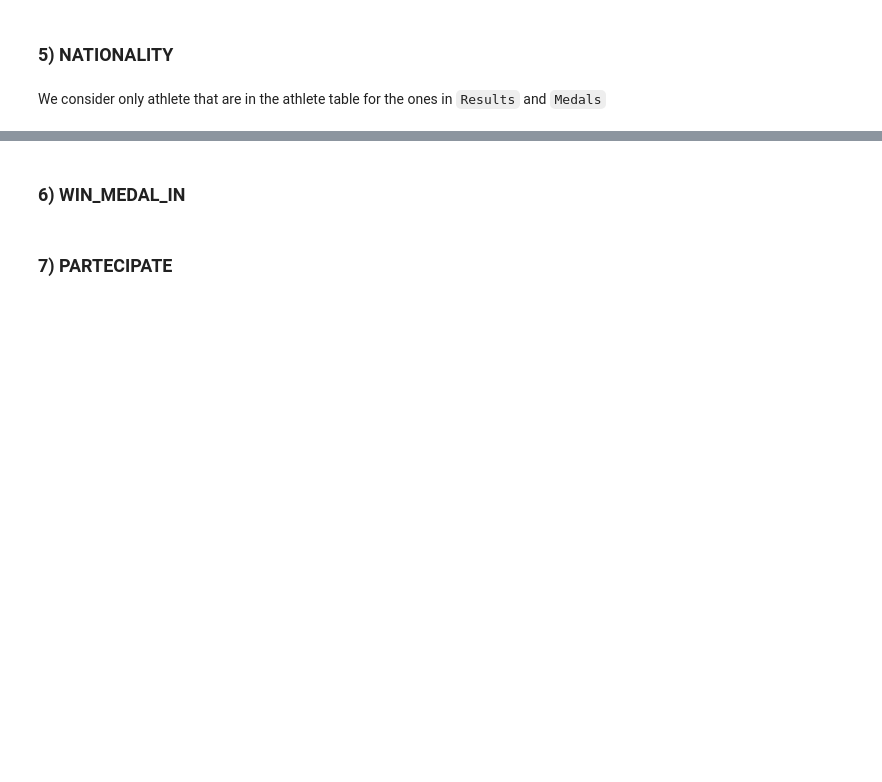
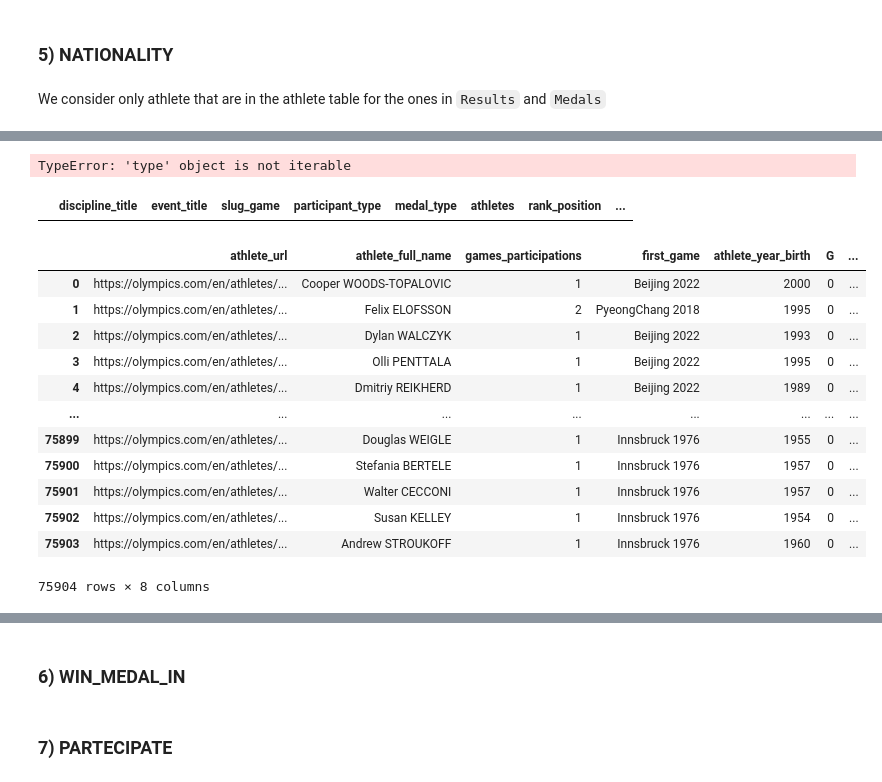
Before and after one commit to Matteo-Candi/Data_Management, a Jupyter notebook: handle_data.ipynb, the cells around one changed output, grey strips where cells are left out. Drawn from its saved outputs; the diff is of its cells as text; code cells hidden in the pictures; blank space fills up the shorter version.

```diff
--- a/handle_data.ipynb
+++ b/handle_data.ipynb
@@ -142,0 +182,26 @@ NATIONALITY.to_csv('csv/NATIONALITY.csv', index = False)
+# %%
+results.athletes[0]
+a = results
+a.athletes = list(map(a.athletes, str))
+# %% [output]
+TypeError: 'type' object is not iterable
+# %%
+results[results.athletes=='Amy PIETERS']
+# %% [output]
+|  | discipline_title | event_title | slug_game | participant_type | medal_type | athletes | rank_position | ... |
+# %%
+athletes
+# %% [output]
+|  | athlete_url | athlete_full_name | games_participations | first_game | athlete_year_birth | G | ... |
+| 0 | https://olympics.com/en/athletes/... | Cooper WOODS-TOPALOVIC | 1 | Beijing 2022 | 2000 | 0 | ... |
+| 1 | https://olympics.com/en/athletes/... | Felix ELOFSSON | 2 | PyeongChang 2018 | 1995 | 0 | ... |
+| 2 | https://olympics.com/en/athletes/... | Dylan WALCZYK | 1 | Beijing 2022 | 1993 | 0 | ... |
+| 3 | https://olympics.com/en/athletes/... | Olli PENTTALA | 1 | Beijing 2022 | 1995 | 0 | ... |
+| 4 | https://olympics.com/en/athletes/... | Dmitriy REIKHERD | 1 | Beijing 2022 | 1989 | 0 | ... |
+| ... | ... | ... | ... | ... | ... | ... | ... |
+| 75899 | https://olympics.com/en/athletes/... | Douglas WEIGLE | 1 | Innsbruck 1976 | 1955 | 0 | ... |
+| 75900 | https://olympics.com/en/athletes/... | Stefania BERTELE | 1 | Innsbruck 1976 | 1957 | 0 | ... |
+| 75901 | https://olympics.com/en/athletes/... | Walter CECCONI | 1 | Innsbruck 1976 | 1957 | 0 | ... |
+| 75902 | https://olympics.com/en/athletes/... | Susan KELLEY | 1 | Innsbruck 1976 | 1954 | 0 | ... |
+| 75903 | https://olympics.com/en/athletes/... | Andrew STROUKOFF | 1 | Innsbruck 1976 | 1960 | 0 | ... |
+75904 rows × 8 columns
```
Also changed, not shown: parts of 5 cells of this notebook.
